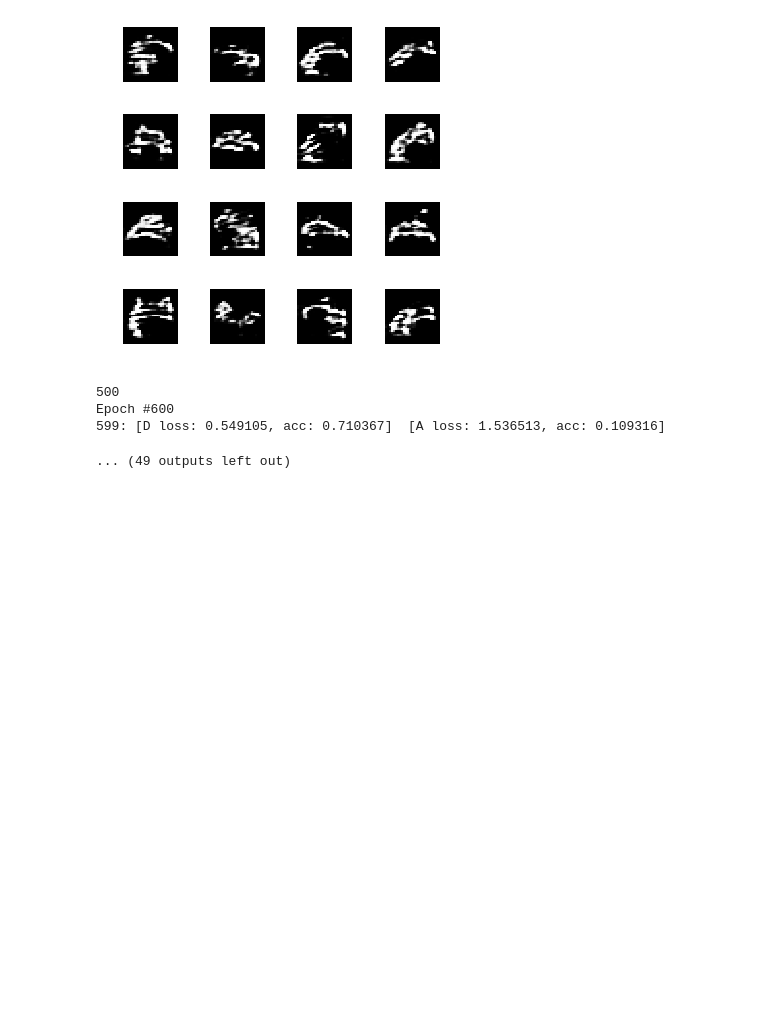
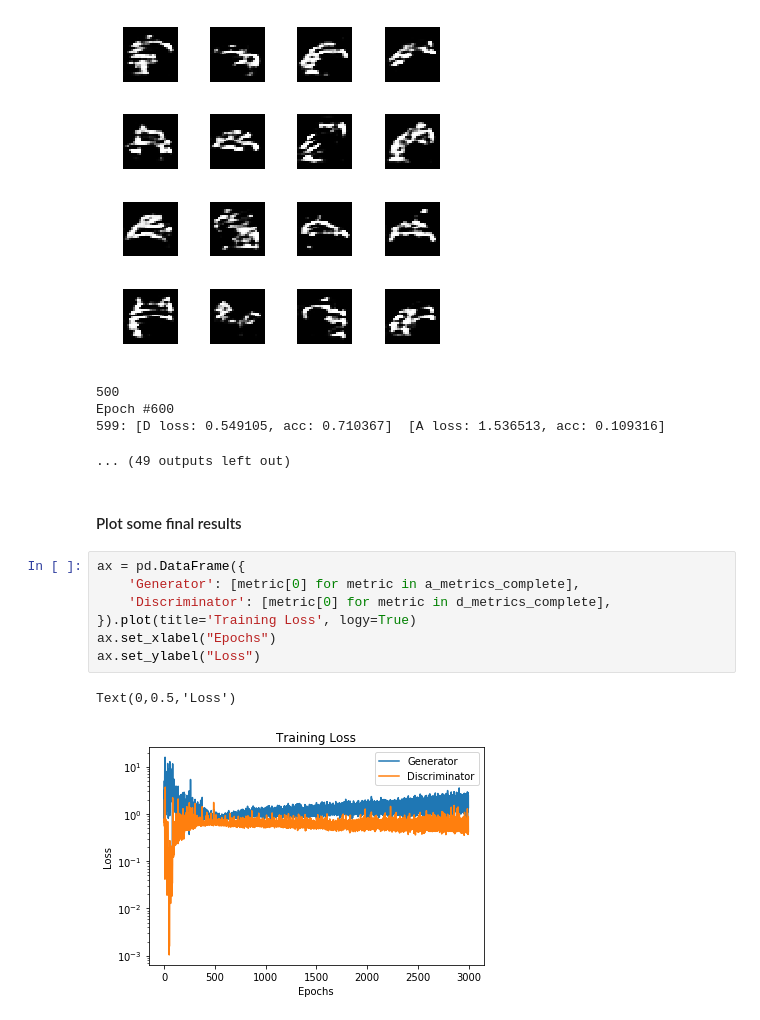
Before and after one commit to xtr33me/TensorFlow-LiveLessons, a Jupyter notebook: notebooks/demo_gan.ipynb, the cells around one changed output. Saved outputs shown, nothing was run; the diff lists cells and outputs as text; blank space fills up the shorter version.

Commit message:
Checking in some final charts for loss and acc

```diff
--- a/notebooks/demo_gan.ipynb
+++ b/notebooks/demo_gan.ipynb
@@ -295,3 +295,15 @@ Epoch #500
 Epoch #600
 599: [D loss: 0.549105, acc: 0.710367]  [A loss: 1.536513, acc: 0.109316]
 ... (49 outputs left out)
+# %% [markdown]
+#### Plot some final results
+# %%
+ax = pd.DataFrame({
+    'Generator': [metric[0] for metric in a_metrics_complete],
+    'Discriminator': [metric[0] for metric in d_metrics_complete],
+}).plot(title='Training Loss', logy=True)
+ax.set_xlabel("Epochs")
+ax.set_ylabel("Loss")
+# %% [output]
+Text(0,0.5,'Loss')
+[figure, added]
```
Also changed, not shown: parts of 1 cell of this notebook.
